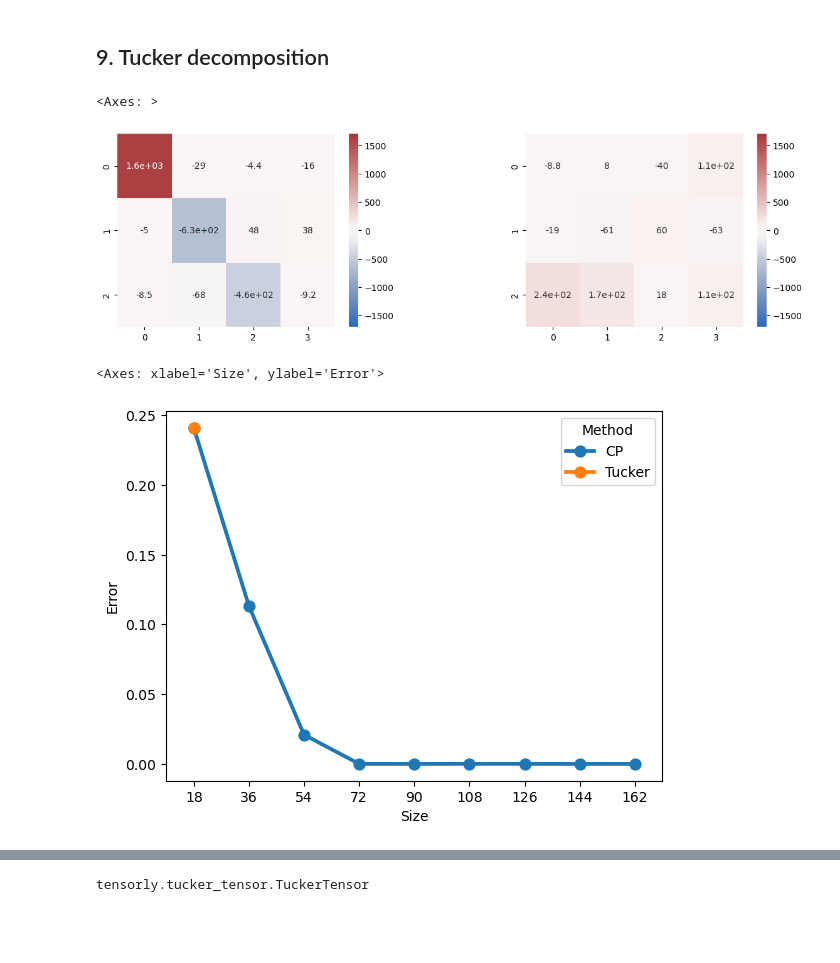
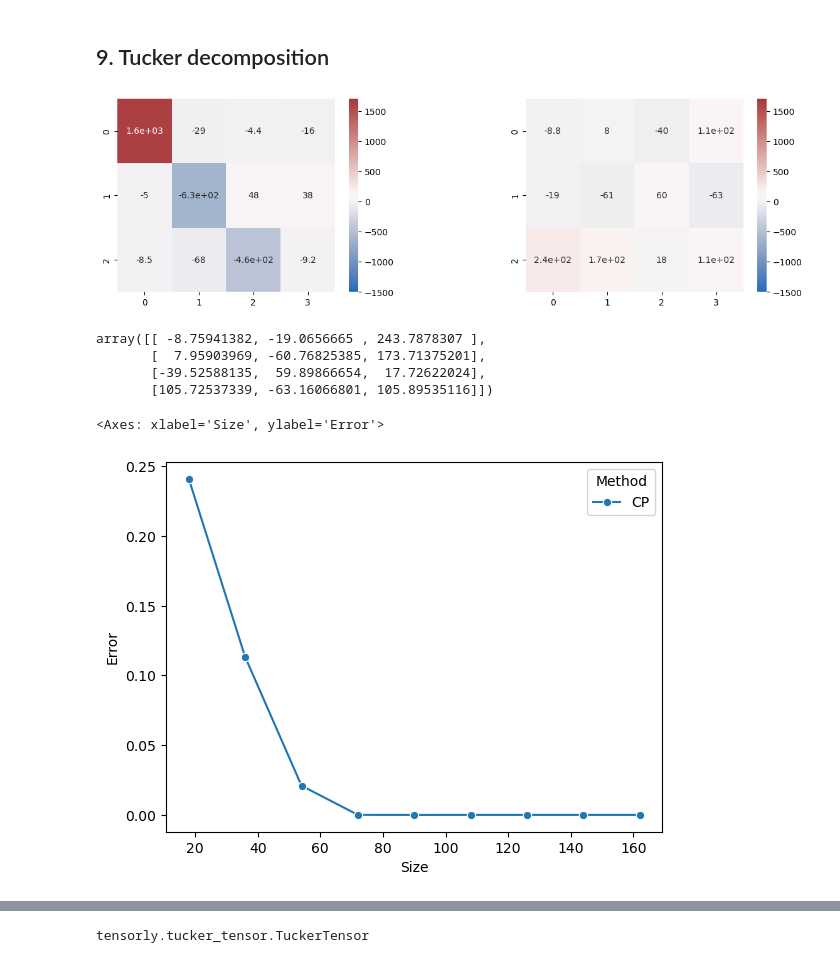
Before and after one commit to meyer-lab/tensor_review, a Jupyter notebook: The structure is the message - preserving experimental context through tensor decomposition.ipynb, the cells around one changed output, grey strips where cells are left out. Drawn from its saved outputs; the diff is of its cells as text; code cells hidden in the pictures; blank space fills up the shorter version.

```diff
--- a/The structure is the message - preserving experimental context through tensor decomposition.ipynb
+++ b/The structure is the message - preserving experimental context through tensor decomposition.ipynb
@@ -102,7 +102,7 @@ from tensorly.regression import CP_PLSR
 # %%
 import seaborn as sns
 from tensorly.cp_tensor import CPTensor
-from tensorly.tucker_tensor import TuckerTensor
+from tensorly.tucker_tensor import TuckerTensor, tucker_to_tensor
 from tensorly.tenalg import multi_mode_dot
 
 def error(original, res):
@@ -112,7 +112,7 @@ def error(original, res):
 
     # deal with cases when res is Tucker
     if isinstance(res, TuckerTensor):
-        res = multi_mode_dot(res[0], res[1])
+        res = tucker_to_tensor(res)
 
     assert original.shape == res.shape
     return np.sum((original - res)**2) / np.sum(original**2)
@@ -508,22 +534,0 @@ array([[-0.17042685,  1.        ],
-# %%
-l2_sparsity = [1.0, 5.0, 10.0]
-f = plt.figure(figsize=(5*len(l2_sparsity), 6))
-gs = gridspec.GridSpec(1, len(l2_sparsity), wspace=0.5)
-axes = [plt.subplot(gs[rr]) for rr in range(len(l2_sparsity))]
-comp_labels = [str(ii + 1) for ii in range(rank)]
-
-for rr in range(len(l2_sparsity)):
-    cp_sparse = parafac(tensor, 3, sparsity=l2_sparsity[rr])[0]
-    #print(cp_sparse[0][1])
-    #print(cp_sparse[1])
-    cp_sparse = factor_scaling(cp_sparse)
-    cp_sparse = sign_indeterminacy(cp_sparse)
-
-    sparse_factor = pd.DataFrame(cp_sparse[1][0],
-                        columns=[f"Cmp. {i}" for i in np.arange(1, 4)],
-                        index=organs)
-
-    sns.heatmap(sparse_factor, cmap="coolwarm", center=0,
-                xticklabels=comp_labels, yticklabels=sparse_factor.index,
-                cbar=True, vmin=-1.0, vmax=1.0, ax=axes[rr])
-    axes[rr].set_xlabel("Components")
@@ -534,39 +552,49 @@ for rr in range(len(l2_sparsity)):
 # %%
 from tensorly.decomposition import tucker
 
-tres = tucker(tensor, (4, 3, 2), random_state=3)
+tres = tucker(tensor, (4, 3, 2))
 
 f = plt.figure(figsize=(14, 4))
 gs = gridspec.GridSpec(1, 2, wspace=0.5)
 axes = [plt.subplot(gs[rr]) for rr in range(2)]
 
-sns.heatmap(tres[0][:, :, 0].T, ax=axes[0], vmin=-1700, vmax=1700, cmap="vlag", annot=True)
-sns.heatmap(tres[0][:, :, 1].T, ax=axes[1], vmin=-1700, vmax=1700, cmap="vlag", annot=True)
+sns.heatmap(tres[0][:, :, 0].T, ax=axes[0], vmin=-1500, vmax=1700, cmap="vlag", annot=True)
+sns.heatmap(tres[0][:, :, 1].T, ax=axes[1], vmin=-1500, vmax=1700, cmap="vlag", annot=True)
+f.figure.savefig("tucker_core.svg")
 # %% [output]
-<Axes: >
-[figure, old version]
+[figure, new version]
+# %%
+tres[0][:, :, 1]
+# %% [output]
+array([[ -8.75941382, -19.0656665 , 243.7878307 ],
+       [  7.95903969, -60.76825385, 173.71375201],
+       [-39.52588135,  59.89866654,  17.72622024],
+       [105.72537339, -63.16066801, 105.89535116]])
 # %%
 reduction = pd.DataFrame()
 
 # Add CP reduction
 for rr in np.arange(1, 10):
     reduction = pd.concat([reduction, pd.DataFrame([{
                 'Size': rr * np.sum(tensor.shape),
                 'Error': error(tensor, parafac(tensor, rr, tol=1e-09)),
                 'Method': "CP",
                 'Rank': rr,
         }])], ignore_index=True)
 
+
+
+
+def add_tucker_exploration(tucker_rank):
+    tucker_error = error(tensor, tucker(tensor, tucker_rank))
+
+    return tucker_error
+
+
 tucker_rank = (1, 1, 1)
-for tr in range(1):
-    reduction = pd.concat([reduction, pd.DataFrame([{
-                'Size': np.sum(tensor.shape * np.array(tucker_rank)),
-                'Error': error(tensor, tucker(tensor, tucker_rank, random_state=3)),
-                'Method': "Tucker",
-                'Rank': tucker_rank,
-        }])], ignore_index=True)
+add_tucker_exploration(tucker_rank)
 
-sns.pointplot(data=reduction, x="Size", y="Error", hue="Method", marker="o")
+sns.lineplot(data=reduction, x="Size", y="Error", hue="Method", marker="o")
 # %% [output]
 <Axes: xlabel='Size', ylabel='Error'>
-[figure, old version]
+[figure, new version]
```
Also changed, not shown: parts of 45 cells of this notebook.
